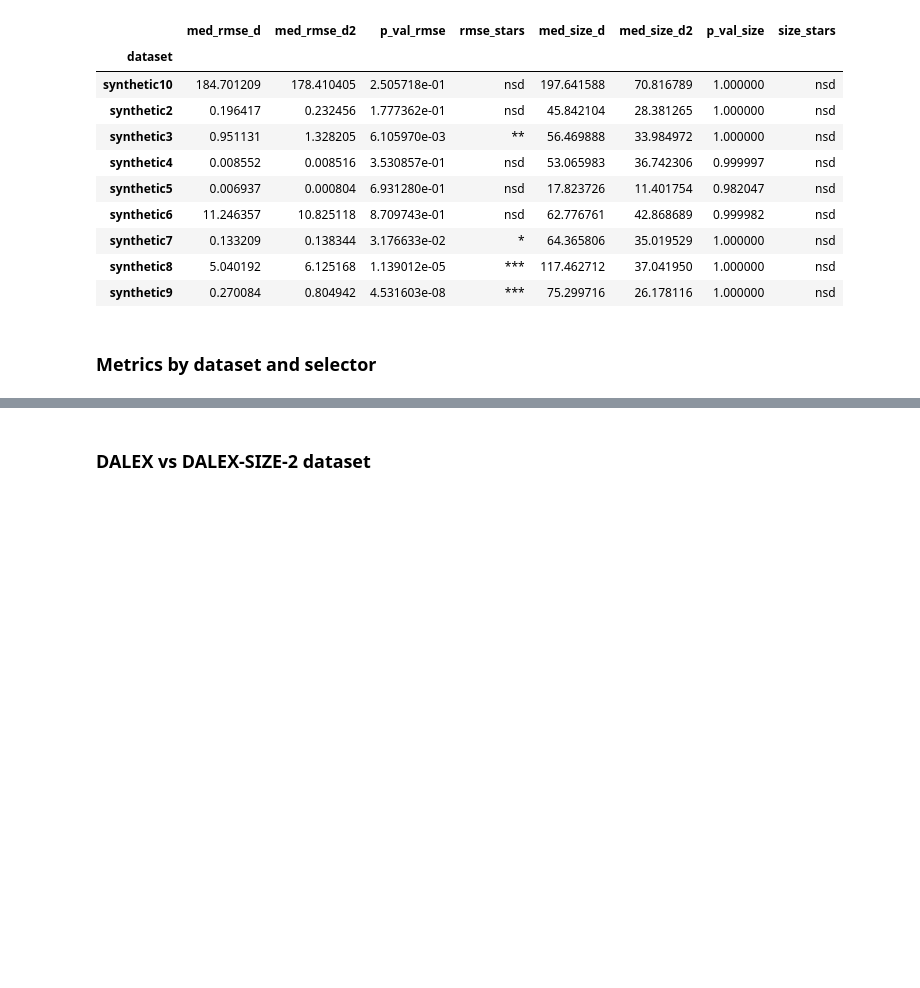
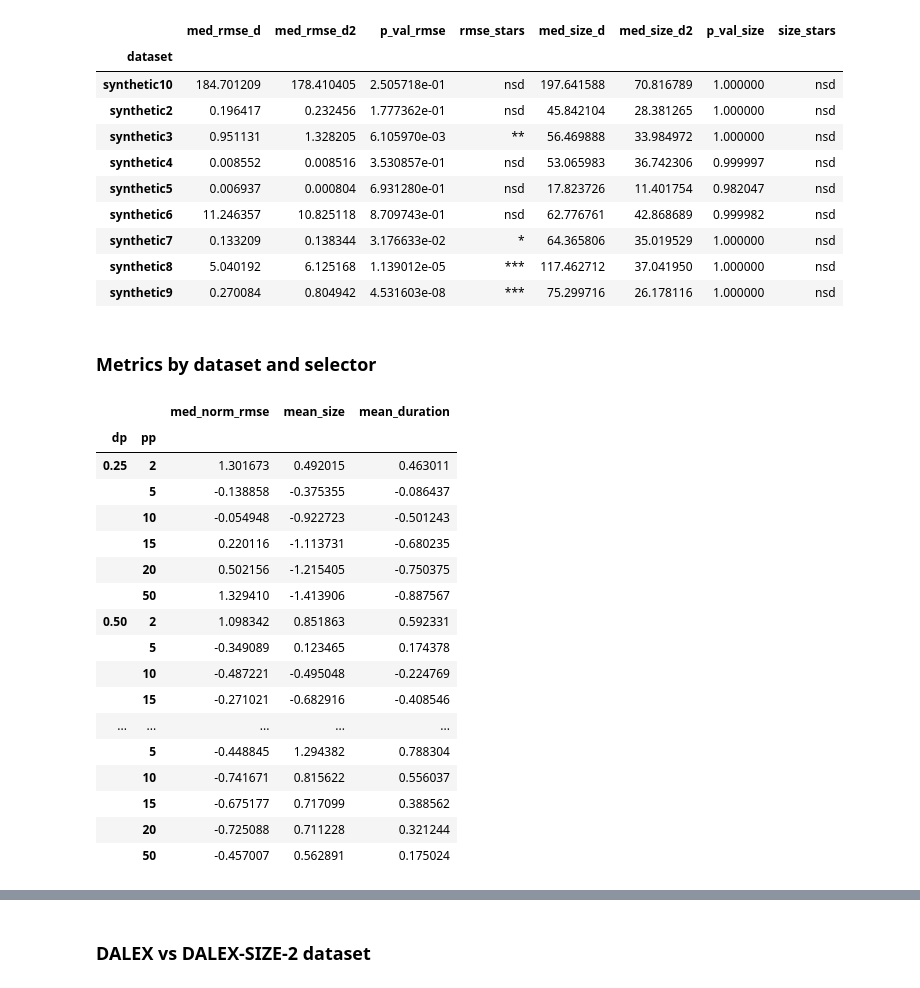
Before and after one commit to amarmate/SLIM-TEST-LITE, a Jupyter notebook: res_selec_multi.ipynb, the cells around one changed output, grey strips where cells are left out. Cells and saved outputs as stored; diff of their text form; code cells hidden in the pictures; blank space fills up the shorter version.

```diff
--- a/res_selec_multi.ipynb
+++ b/res_selec_multi.ipynb
@@ -178 +215,31 @@ stats_df
+# %%
+cols_to_standardize = ['med_norm_rmse', 'mean_size', 'mean_duration']
+
+data[cols_to_standardize] = (
+    data.groupby('dataset')[cols_to_standardize]
+    .transform(lambda x: (x - x.mean()) / x.std())
+)
+# %%
+data.groupby(['dp', 'pp']).aggregate(
+    {'med_norm_rmse': 'mean', 'mean_size': 'mean', 'mean_duration': 'mean'}
+)
+# %% [output]
+|  |  | med_norm_rmse | mean_size | mean_duration |
+| dp | pp |  |  |  |
+| 0.25 | 2 | 1.301673 | 0.492015 | 0.463011 |
+|  | 5 | -0.138858 | -0.375355 | -0.086437 |
+|  | 10 | -0.054948 | -0.922723 | -0.501243 |
+|  | 15 | 0.220116 | -1.113731 | -0.680235 |
+|  | 20 | 0.502156 | -1.215405 | -0.750375 |
+|  | 50 | 1.329410 | -1.413906 | -0.887567 |
+| 0.50 | 2 | 1.098342 | 0.851863 | 0.592331 |
+|  | 5 | -0.349089 | 0.123465 | 0.174378 |
+|  | 10 | -0.487221 | -0.495048 | -0.224769 |
+|  | 15 | -0.271021 | -0.682916 | -0.408546 |
+| ... | ... | ... | ... | ... |
+|  | 5 | -0.448845 | 1.294382 | 0.788304 |
+|  | 10 | -0.741671 | 0.815622 | 0.556037 |
+|  | 15 | -0.675177 | 0.717099 | 0.388562 |
+|  | 20 | -0.725088 | 0.711228 | 0.321244 |
+|  | 50 | -0.457007 | 0.562891 | 0.175024 |
 # %%
```
Also changed, not shown: parts of 5 cells of this notebook, 4 other files.
